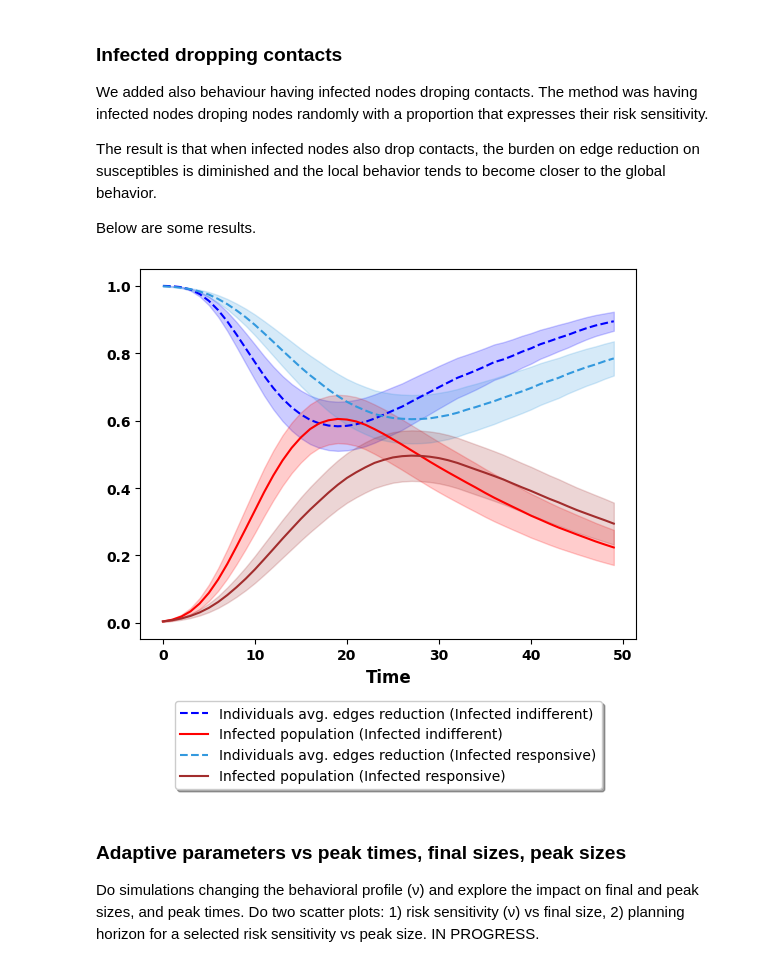
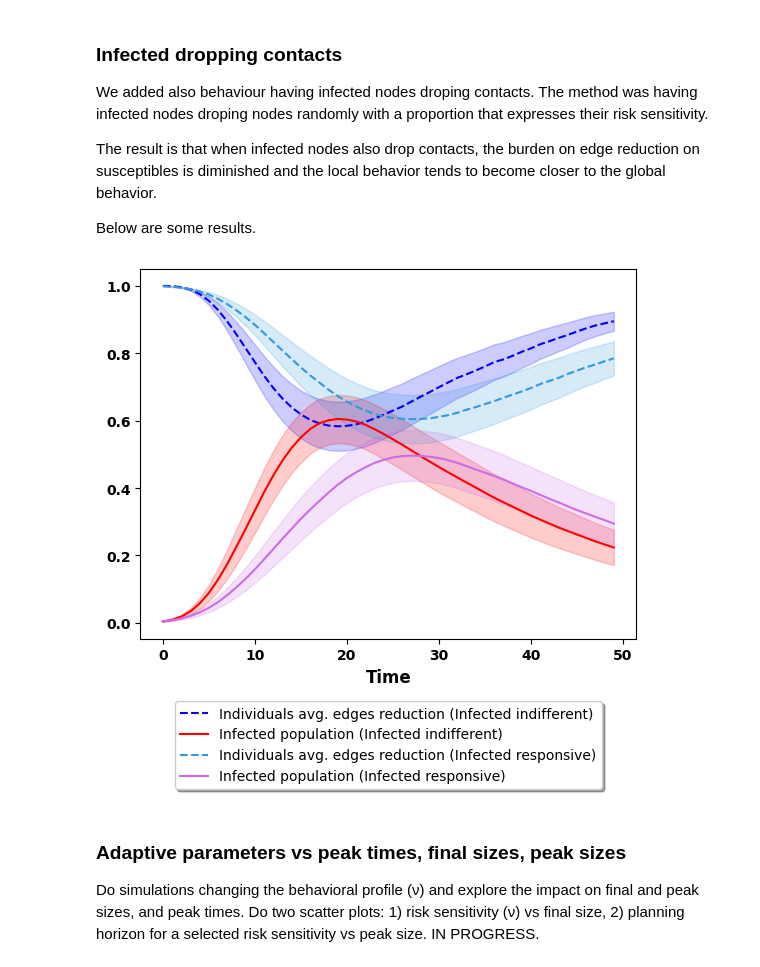
Before and after one commit to JimmyCalvoMonge/AdaptiveNetworks, a Jupyter notebook: network_experiments.ipynb, the cells around one changed output. Drawn from its saved outputs; the diff is of its cells as text; code cells hidden in the pictures.

```diff
--- a/network_experiments.ipynb
+++ b/network_experiments.ipynb
@@ -1155,36 +1155,36 @@ top = 50
 plt.figure()
 
 # No drop
 # plt.plot(mean_all[0:top],'-k', label="Network avg. edges reduction (Infected indifferent)")
 # plt.fill_between(range(top), upper_all[0:top], lower_all[0:top], color="k", alpha=0.2)
 plt.plot(mean_sus[0:top], linestyle='--', color='b', label="Individuals avg. edges reduction (Infected indifferent)")
 plt.fill_between(range(top), upper_sus[0:top], lower_sus[0:top], color="b", alpha=0.2)
 plt.plot(i_mean[0:top],'-r', label="Infected population (Infected indifferent)")
 plt.fill_between(range(top), i_max[0:top], i_min[0:top], color="r", alpha=0.2)
 
 # Drop
 # plt.plot(mean_all_drop[0:top],'#DEAB57', label="Network avg. edges reduction (Infected responsive)")
 # plt.fill_between(range(top), upper_all_drop[0:top], lower_all_drop[0:top], color="#DEAB57", alpha=0.2)
 plt.plot(mean_sus_drop[0:top], linestyle='--', color='#3399DE', label="Individuals avg. edges reduction (Infected responsive)")
 plt.fill_between(range(top), upper_sus_drop[0:top], lower_sus_drop[0:top], color="#3399DE", alpha=0.2)
-plt.plot(i_mean_drop[0:top],'#A22D2D', label="Infected population (Infected responsive)")
-plt.fill_between(range(top), i_max_drop[0:top], i_min_drop[0:top], color="#A22D2D", alpha=0.2)
+plt.plot(i_mean_drop[0:top],'#CC6CE7', label="Infected population (Infected responsive)")
+plt.fill_between(range(top), i_max_drop[0:top], i_min_drop[0:top], color="#CC6CE7", alpha=0.2)
 
 ax = plt.gca() # Get current axes
 for tick in ax.get_xticklabels():
     tick.set_fontweight('bold')
 for tick in ax.get_yticklabels():
     tick.set_fontweight('bold')
 
 ax.legend(loc='upper center', bbox_to_anchor=(0.5, -0.15),
           fancybox=True, shadow=True, ncol=1)
 
 ax.set_xlabel("Time", fontsize=12, fontweight='bold')
 # plt.ylabel("Planning horizon (days)")
 
 plt.show()
 # %% [output]
-[figure, old version]
+[figure, new version]
 # %% [markdown]
 ### Adaptive parameters vs peak times, final sizes, peak sizes
 
```
Also changed, not shown: 1 other file.
